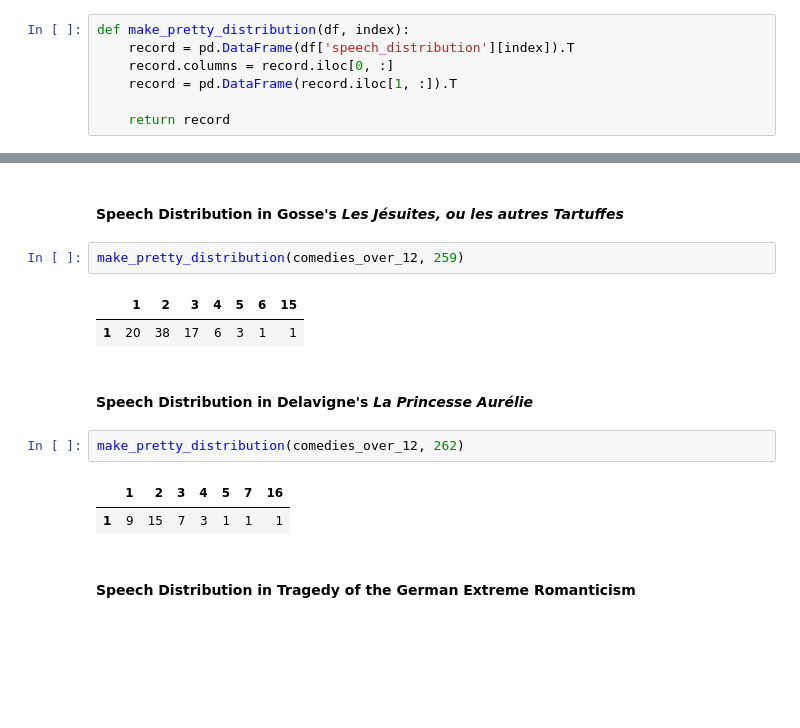
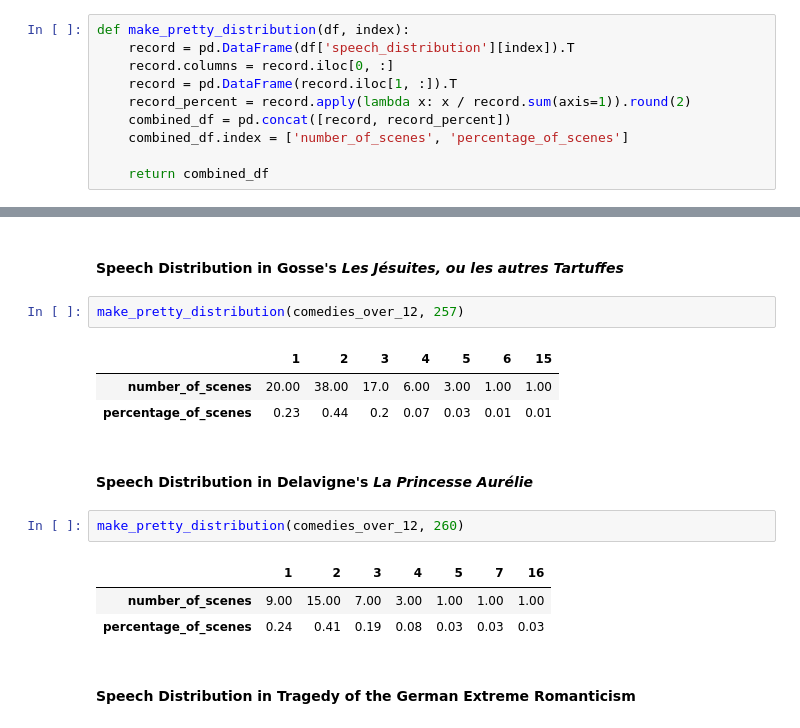
Before and after one commit to innawendell/European_Comedy, a Jupyter notebook: Analyses/Comedy_vs_Tragedy_Comparison.ipynb, the cells around one changed output, grey strips where cells are left out. Cells and saved outputs as stored; diff of their text form; blank space fills up the shorter version.

```diff
--- a/Analyses/Comedy_vs_Tragedy_Comparison.ipynb
+++ b/Analyses/Comedy_vs_Tragedy_Comparison.ipynb
@@ -420,8 +418,11 @@ def make_pretty_distribution(df, index):
     record = pd.DataFrame(df['speech_distribution'][index]).T
     record.columns = record.iloc[0, :]
     record = pd.DataFrame(record.iloc[1, :]).T
+    record_percent = record.apply(lambda x: x / record.sum(axis=1)).round(2)
+    combined_df = pd.concat([record, record_percent])
+    combined_df.index = ['number_of_scenes', 'percentage_of_scenes']
 
-    return record
+    return combined_df
 # %%
 comedies_over_12 = identify_comedies_over_threshold(period_three, 12)
 # %%
@@ -433,17 +434,19 @@ comedies_over_12
 # %% [markdown]
 #### Speech Distribution in Gosse's 	*Les Jésuites, ou les autres Tartuffes*
 # %%
-make_pretty_distribution(comedies_over_12, 259)
+make_pretty_distribution(comedies_over_12, 257)
 # %% [output]
 |  | 1 | 2 | 3 | 4 | 5 | 6 | 15 |
-| 1 | 20 | 38 | 17 | 6 | 3 | 1 | 1 |
+| number_of_scenes | 20.00 | 38.00 | 17.0 | 6.00 | 3.00 | 1.00 | 1.00 |
+| percentage_of_scenes | 0.23 | 0.44 | 0.2 | 0.07 | 0.03 | 0.01 | 0.01 |
 # %% [markdown]
 #### Speech Distribution in Delavigne's *La Princesse Aurélie*
 # %%
-make_pretty_distribution(comedies_over_12, 262)
+make_pretty_distribution(comedies_over_12, 260)
 # %% [output]
 |  | 1 | 2 | 3 | 4 | 5 | 7 | 16 |
-| 1 | 9 | 15 | 7 | 3 | 1 | 1 | 1 |
+| number_of_scenes | 9.00 | 15.00 | 7.00 | 3.00 | 1.00 | 1.00 | 1.00 |
+| percentage_of_scenes | 0.24 | 0.41 | 0.19 | 0.08 | 0.03 | 0.03 | 0.03 |
 # %% [markdown]
 #### Speech Distribution in Tragedy of the German Extreme Romanticism
 # %% [markdown]
```
Also changed, not shown: parts of 25 cells of this notebook.
